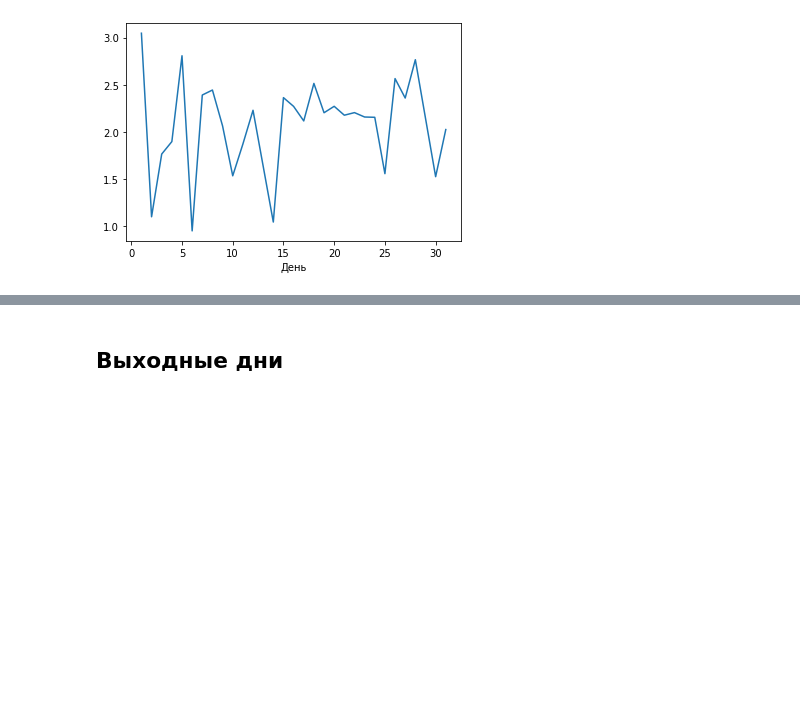
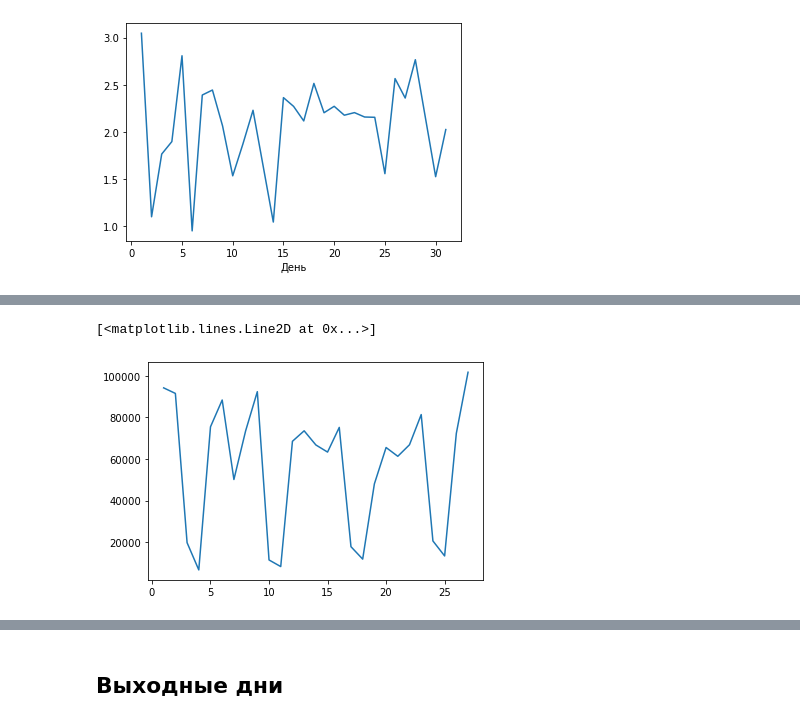
Before and after one commit to Egoluback/nti_ml_20-21, a Jupyter notebook: 2_stage/task2/nti_ml_2_2.ipynb, the cells around one changed output, grey strips where cells are left out. Cells and saved outputs as stored; diff of their text form; code cells hidden in the pictures; blank space fills up the shorter version.

```diff
--- a/2_stage/task2/nti_ml_2_2.ipynb
+++ b/2_stage/task2/nti_ml_2_2.ipynb
@@ -128,0 +129,8 @@ array([[1.        , 0.08043802],
+# %%
+def get_views_day(shift = 1):
+    return views_month[:- shift - 1]
+
+plt.plot(range(1, 28), get_views_day(1))
+# %% [output]
+[<matplotlib.lines.Line2D at 0x...>]
+[figure, added]
```
Also changed, not shown: parts of 8 cells of this notebook, 18 other files.
